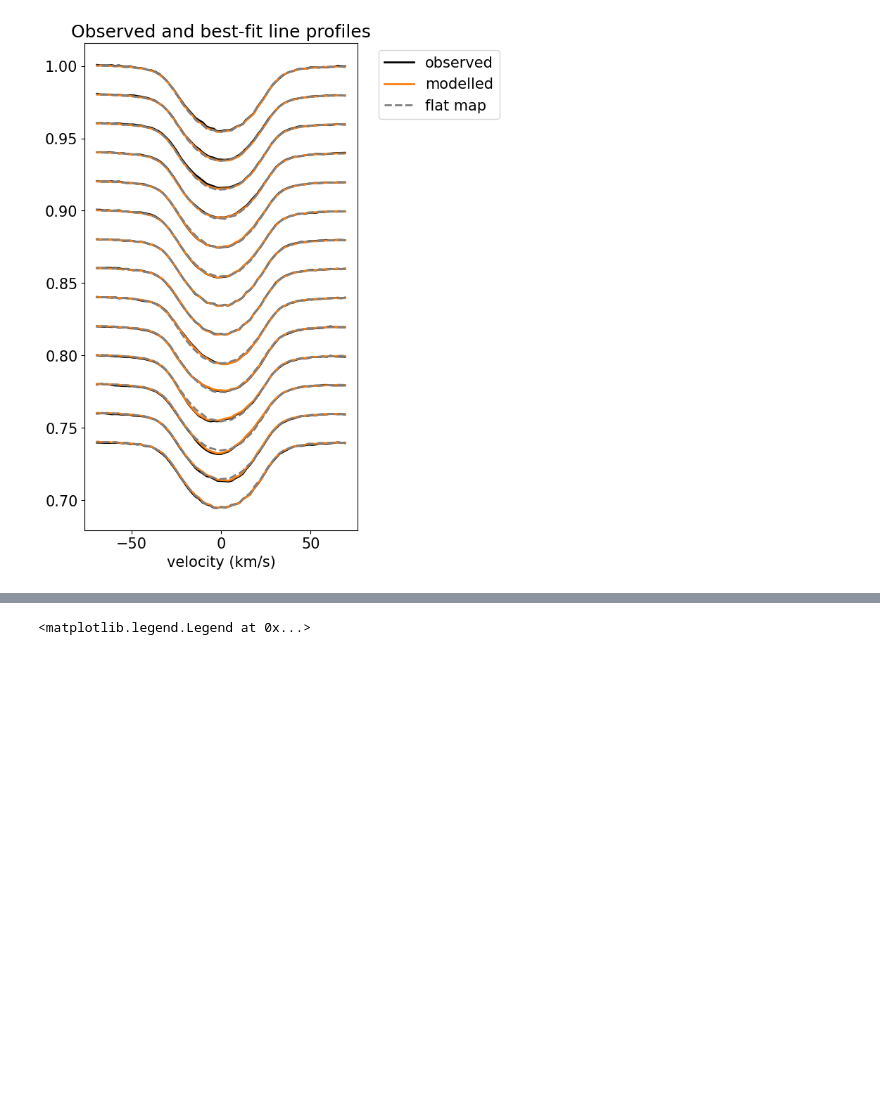
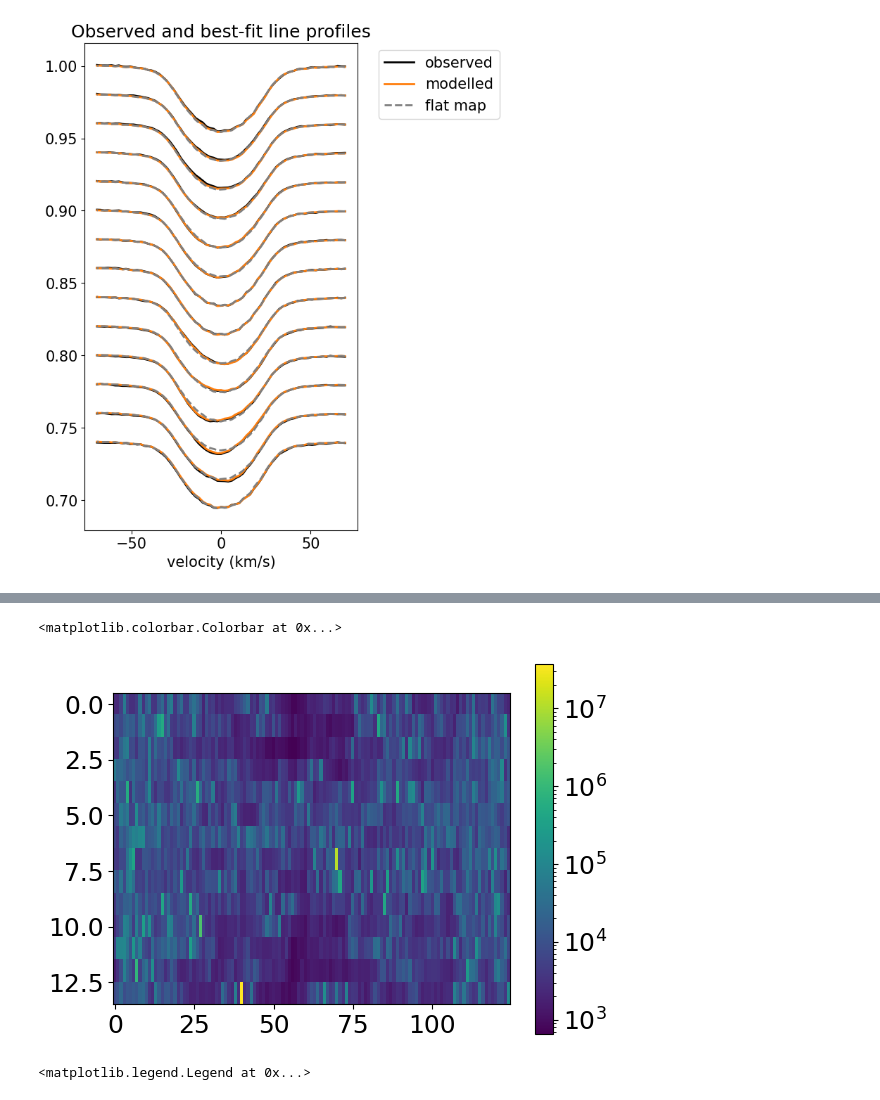
Before and after one commit to alphalyncis/doppler-imaging-maxentropy, a Jupyter notebook: src/test.ipynb, the cells around one changed output, grey strips where cells are left out. Drawn from its saved outputs; the diff is of its cells as text; code cells hidden in the pictures; blank space fills up the shorter version.

```diff
--- a/src/test.ipynb
+++ b/src/test.ipynb
@@ -265,3 +277,10 @@ plt.title("Residual", fontsize=sz);
+# %%
+from matplotlib.colors import LogNorm
+plt.imshow(dev_snr[:, ::-1], norm=LogNorm(), aspect=7)
+plt.colorbar()
+# %% [output]
+<matplotlib.colorbar.Colorbar at 0x...>
+[figure, added]
 # %%
 t=9
 plt.plot(bestmodel_2d[t]-flatmodel_2d[t], color='k')
```
Also changed, not shown: parts of 10 cells of this notebook.
